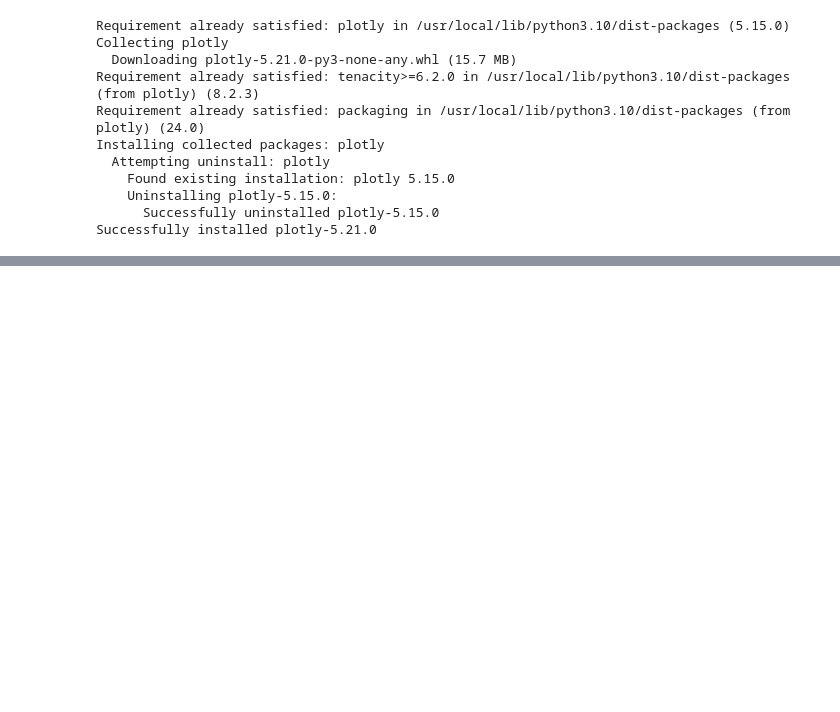
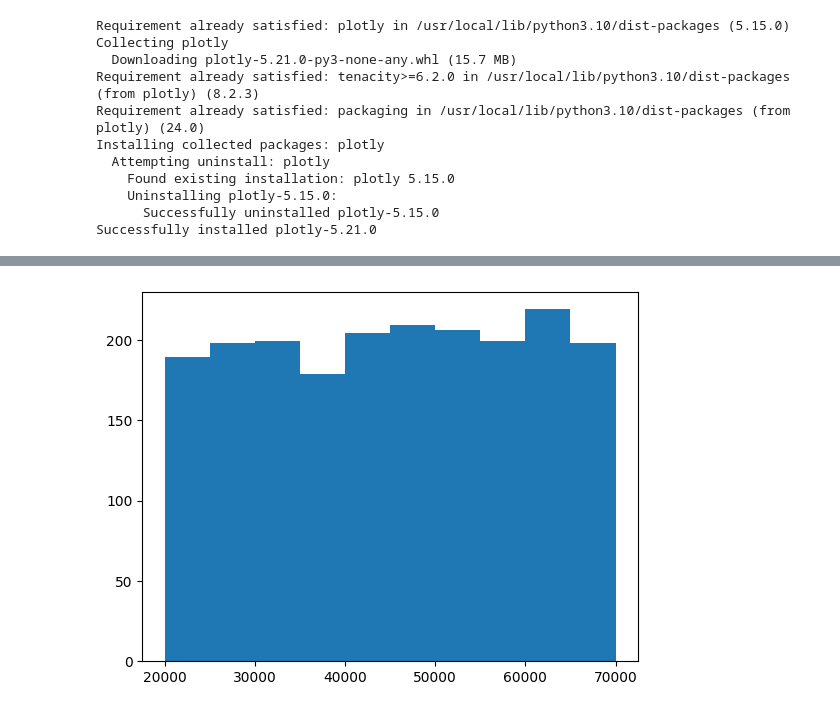
Before and after one commit to GabrielFePL/Curso-de-Machine-Learning-e-Data-Science, a Jupyter notebook: CursoMachineLearning.ipynb, the cells around one changed output, grey strips where cells are left out. Saved outputs shown, nothing was run; the diff lists cells and outputs as text; code cells hidden in the pictures; blank space fills up the shorter version.

```diff
--- a/CursoMachineLearning.ipynb
+++ b/CursoMachineLearning.ipynb
@@ -26,0 +118,4 @@ import plotly.express as px
+# %%
+plt.hist(x = base_credit['income']);
+# %% [output]
+[figure, added]
```
Also changed, not shown: parts of 16 cells of this notebook.
